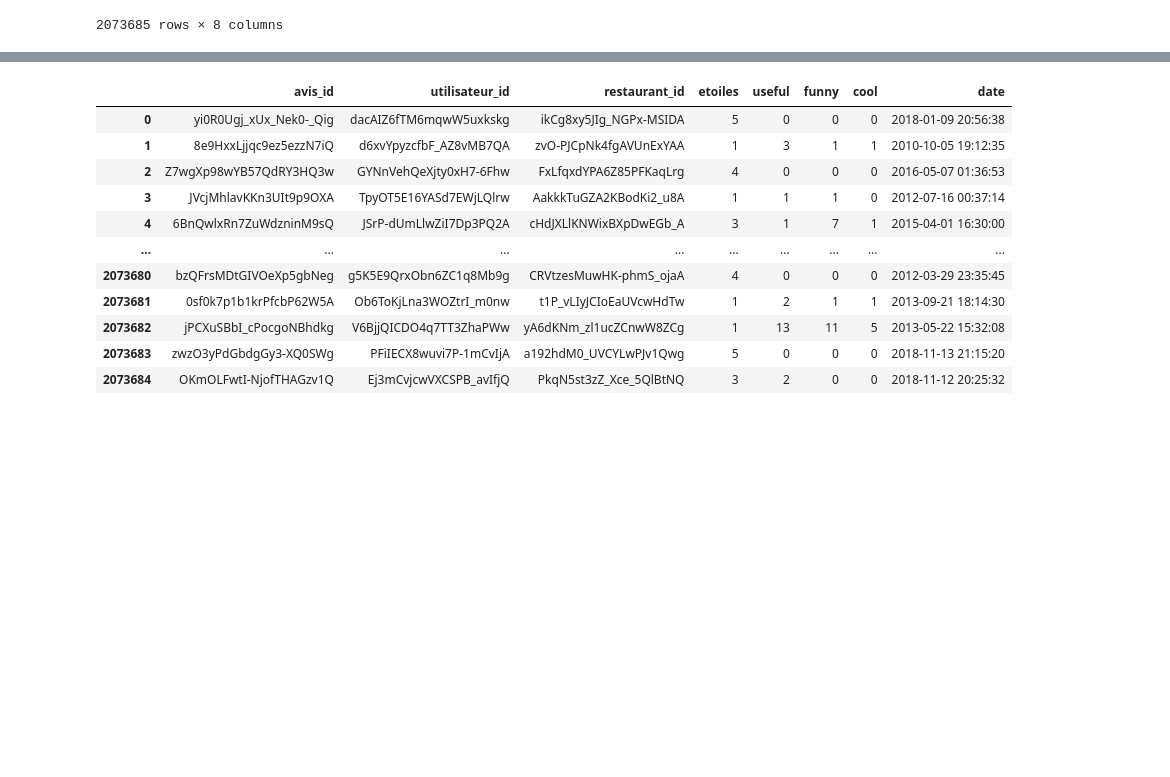
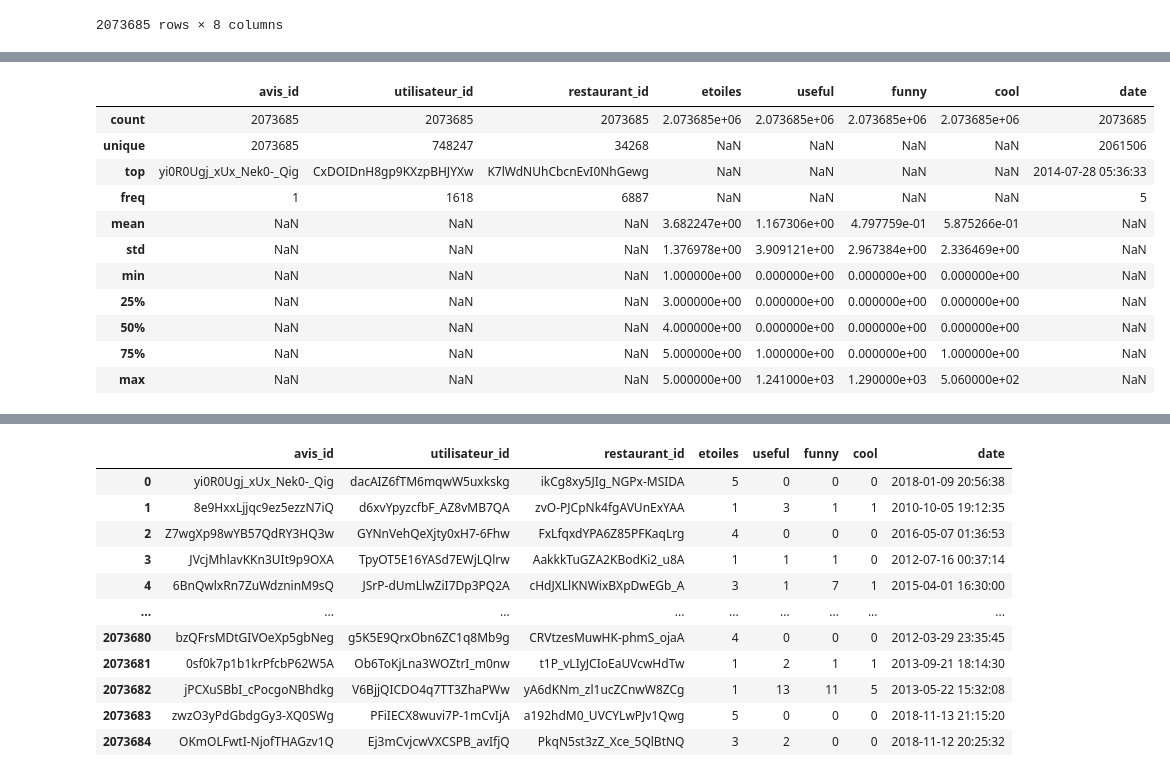
Before and after one commit to Marc-AntoineMercier/420-514-MV-TP03, a Jupyter notebook: nettoyage.ipynb, the cells around one changed output, grey strips where cells are left out. Drawn from its saved outputs; the diff is of its cells as text; code cells hidden in the pictures; blank space fills up the shorter version.

Commit message:
Nettoyage: Avis & Utilisateurs

```diff
--- a/nettoyage.ipynb
+++ b/nettoyage.ipynb
@@ -77,0 +106,18 @@ Faire le traitement des données pour le avis data set
+# %%
+# Vérification rapide
+df_avis.describe(include="all")
+
+# Tous des ID d'avis uniques
+# %% [output]
+|  | avis_id | utilisateur_id | restaurant_id | etoiles | useful | funny | cool | date |
+| count | 2073685 | 2073685 | 2073685 | 2.073685e+06 | 2.073685e+06 | 2.073685e+06 | 2.073685e+06 | 2073685 |
+| unique | 2073685 | 748247 | 34268 | NaN | NaN | NaN | NaN | 2061506 |
+| top | yi0R0Ugj_xUx_Nek0-_Qig | CxDOIDnH8gp9KXzpBHJYXw | K7lWdNUhCbcnEvI0NhGewg | NaN | NaN | NaN | NaN | 2014-07-28 05:36:33 |
+| freq | 1 | 1618 | 6887 | NaN | NaN | NaN | NaN | 5 |
+| mean | NaN | NaN | NaN | 3.682247e+00 | 1.167306e+00 | 4.797759e-01 | 5.875266e-01 | NaN |
+| std | NaN | NaN | NaN | 1.376978e+00 | 3.909121e+00 | 2.967384e+00 | 2.336469e+00 | NaN |
+| min | NaN | NaN | NaN | 1.000000e+00 | 0.000000e+00 | 0.000000e+00 | 0.000000e+00 | NaN |
+| 25% | NaN | NaN | NaN | 3.000000e+00 | 0.000000e+00 | 0.000000e+00 | 0.000000e+00 | NaN |
+| 50% | NaN | NaN | NaN | 4.000000e+00 | 0.000000e+00 | 0.000000e+00 | 0.000000e+00 | NaN |
+| 75% | NaN | NaN | NaN | 5.000000e+00 | 1.000000e+00 | 0.000000e+00 | 1.000000e+00 | NaN |
+| max | NaN | NaN | NaN | 5.000000e+00 | 1.241000e+03 | 1.290000e+03 | 5.060000e+02 | NaN |
```
Also changed, not shown: parts of 38 cells of this notebook, 2 other files.
